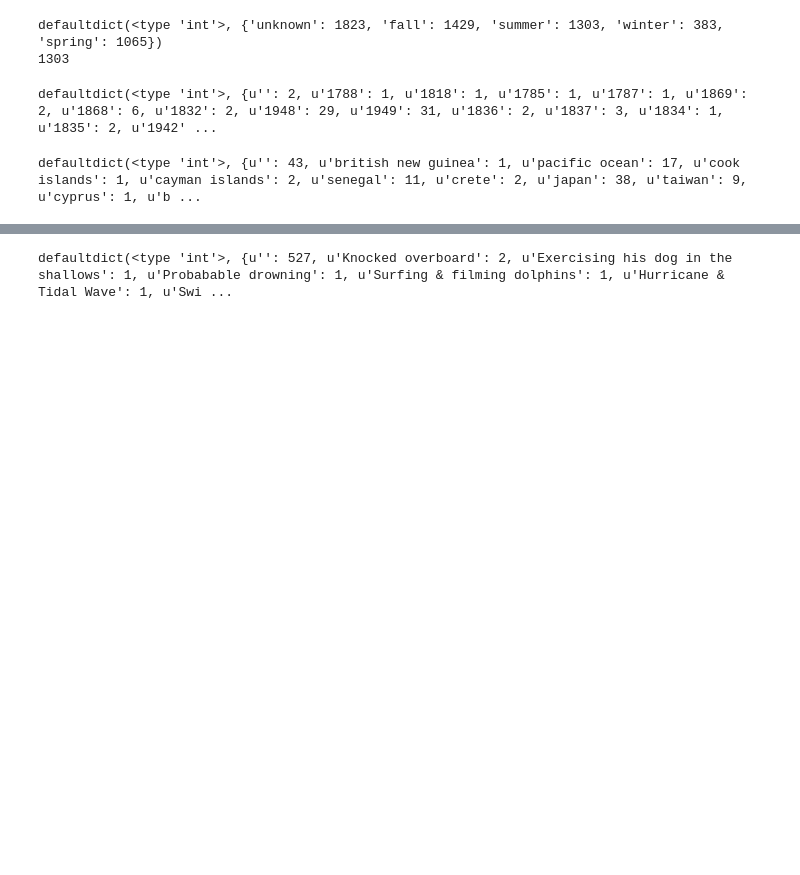
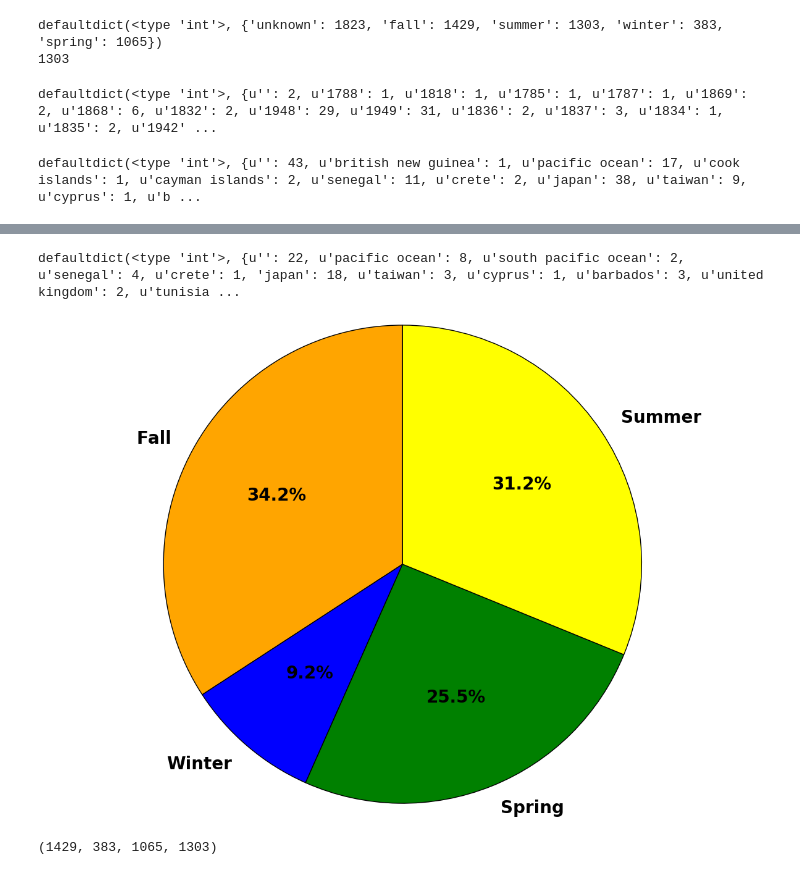
Before and after one commit to BramVer/DataMining, a Jupyter notebook: Notebooks/Datamining - Shark Attacks.ipynb, the cells around one changed output, grey strips where cells are left out. Drawn from its saved outputs; the diff is of its cells as text; code cells hidden in the pictures; blank space fills up the shorter version.

```diff
--- a/Notebooks/Datamining - Shark Attacks.ipynb
+++ b/Notebooks/Datamining - Shark Attacks.ipynb
@@ -1,5 +1,14 @@
 # %%
 from pprint import pprint
+from IPython.display import HTML
+import pandas as pd
+import matplotlib.pyplot as plt
+import re
+import numpy as np
+import matplotlib.pylab as pylab
+import vincent
+from collections import Counter
+pylab.style.use('ggplot')
 
 data_file = "../Data/attacks.csv"
 raw_data = sc.textFile(data_file)
@@ -226,11 +236,61 @@ def get_by_activity(line):
 
 by_activity_data = raw_data.map(get_by_activity)
 count_by_activity = by_activity_data.countByKey()
-
-
-pprint(count_by_activity)
-# %% [output]
-defaultdict(<type 'int'>, {u'': 527, u'Knocked overboard': 2, u'Exercising his dog in the shallows': 1, u'Probabable drowning': 1, u'Surfing & filming dolphins': 1, u'Hurricane & Tidal Wave': 1, u'Swi ...
+# %%
+def clean_fatal_column(line):
+    try:
+        tag = line[12]
+    except:
+        line.append('N')
+        line.append('N')
+        line.append('N')
+        line.append('N')
+        line.append('N')
+        line.append('N')
+        line.append('N')
+        line.append('N')
+        line.append('N')
+        line.append('N')
+        line.append('N')
+        line.append('N')
+    return line
+
+def count_fatal_by_country(raw_data):
+    new_raw_data = raw_data.map(clean_fatal_column)
+    data_fatal = new_raw_data.filter(lambda x: x[12] == 'Y')
+    by_country_data_fatal = data_fatal.map(get_by_country)
+    count_fatal_by_country = by_country_data_fatal.countByKey()
+    return count_fatal_by_country
+
+temp = count_fatal_by_country(raw_data)
+pprint(temp)
+# %% [output]
+defaultdict(<type 'int'>, {u'': 22, u'pacific ocean': 8, u'south pacific ocean': 2, u'senegal': 4, u'crete': 1, 'japan': 18, u'taiwan': 3, u'cyprus': 1, u'barbados': 3, u'united kingdom': 2, u'tunisia ...
+# %%
+font = {
+        'weight' : 'bold',
+        'size'   : 20
+}
+
+plt.rc('font', **font)
+f, ax = plt.subplots(figsize=(15, 10))
+
+
+labels = ['Fall', 'Winter', 'Spring' ,'Summer']
+colors = ['orange', 'blue', 'green','yellow']
+attacks_by_season = (count_by_season_data.get('fall'),count_by_season_data.get('winter'),count_by_season_data.get('spring'),
+                     count_by_season_data.get('summer'))
+
+
+
+plt.pie(attacks_by_season, labels=labels, colors=colors,
+        autopct='%1.1f%%', startangle=90)
+
+axis = plt.axis('equal')
+plt.show()
+# %% [output]
+[figure, added]
+(1429, 383, 1065, 1303)
 # %%
 import matplotlib.pyplot as plt
 import cartopy
```
Also changed, not shown: parts of 5 cells of this notebook, 17 other files.
